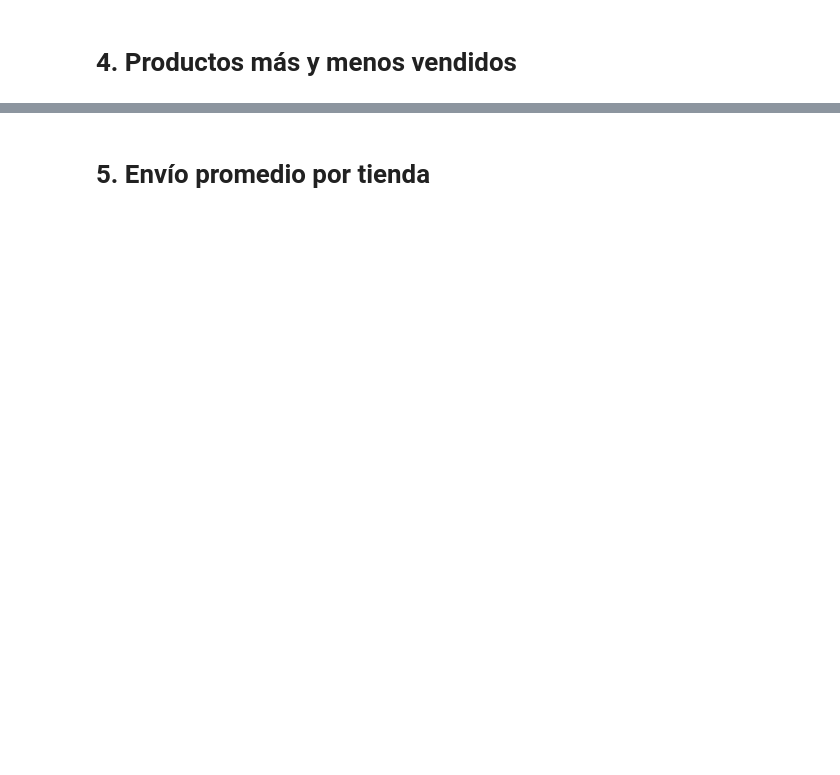
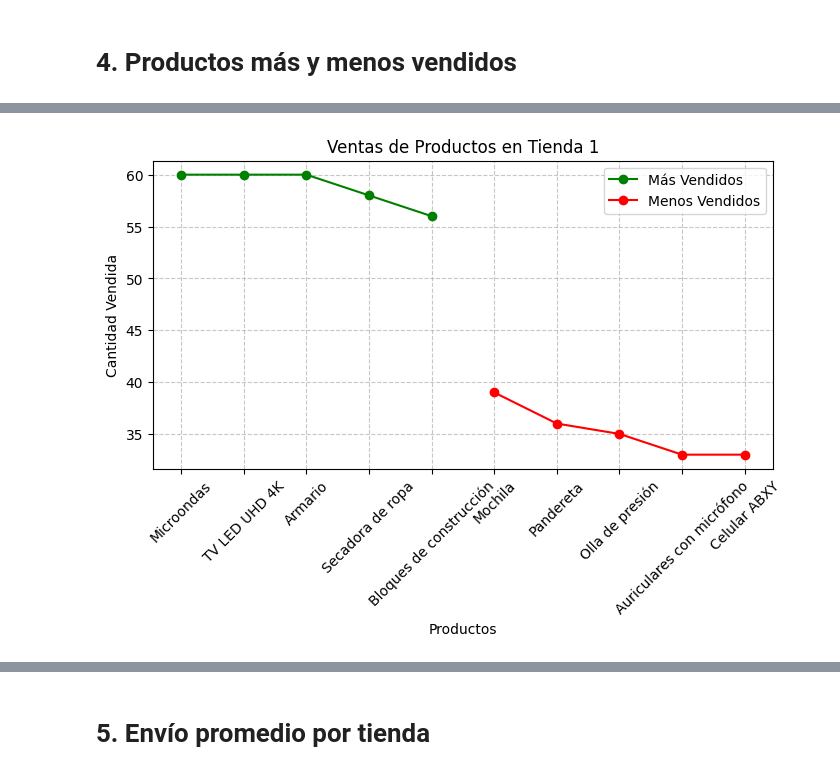
Before and after one commit to cjelve01/Challenge-de-Modelado-de-datos-con-Python, a Jupyter notebook: AluraStoreLatam.ipynb, the cells around one changed output, grey strips where cells are left out. Saved outputs shown, nothing was run; the diff lists cells and outputs as text; code cells hidden in the pictures; blank space fills up the shorter version.

```diff
--- a/AluraStoreLatam.ipynb
+++ b/AluraStoreLatam.ipynb
@@ -32,2 +172,97 @@ tienda.head()
 # %% [markdown]
 # 4. Productos más y menos vendidos
+# %%
+# Función para encontrar los productos más y menos vendidos
+def productos_vendidos(df):
+    conteo_ventas = {}
+
+    # Recorrer las filas del DataFrame sin pandas en cálculos
+    for _, fila in df.iterrows():
+        producto = fila["Producto"]
+        conteo_ventas[producto] = conteo_ventas.get(producto, 0) + 1
+
+    # Convertir el diccionario en una lista ordenada
+    productos_ordenados = sorted(conteo_ventas.items(), key=lambda x: x[1], reverse=True)
+
+    return productos_ordenados[:5], productos_ordenados[-5:]  # Top 5 y últimos 5 productos
+
+# Obtener los productos más y menos vendidos en cada tienda
+mas_vendidos_1, menos_vendidos_1 = productos_vendidos(tienda)
+mas_vendidos_2, menos_vendidos_2 = productos_vendidos(tienda2)
+mas_vendidos_3, menos_vendidos_3 = productos_vendidos(tienda3)
+mas_vendidos_4, menos_vendidos_4 = productos_vendidos(tienda4)
+
+
+# Función para encontrar los productos más y menos vendidos
+def productos_vendidos(df):
+    conteo_ventas = {}
+
+    # Recorrer las filas del DataFrame sin pandas en cálculos
+    for _, fila in df.iterrows():
+        producto = fila["Producto"]
+        conteo_ventas[producto] = conteo_ventas.get(producto, 0) + 1
+
+    # Convertir el diccionario en una lista ordenada
+    productos_ordenados = sorted(conteo_ventas.items(), key=lambda x: x[1], reverse=True)
+
+    return productos_ordenados[:5], productos_ordenados[-5:]  # Top 5 y últimos 5 productos
+
+# Obtener los productos más y menos vendidos en cada tienda
+mas_vendidos_1, menos_vendidos_1 = productos_vendidos(tienda)
+mas_vendidos_2, menos_vendidos_2 = productos_vendidos(tienda2)
+mas_vendidos_3, menos_vendidos_3 = productos_vendidos(tienda3)
+mas_vendidos_4, menos_vendidos_4 = productos_vendidos(tienda4)
+
+
+# Definir un ancho fijo para las columnas
+ANCHO_COLUMNA = 28
+
+# Función para mostrar las tablas con un ancho estándar
+def mostrar_tablas(tienda_nombre, mas_vendidos, menos_vendidos):
+    print(f"\n{'-' * (ANCHO_COLUMNA * 3 + 10)}")
+    print(f"{tienda_nombre.center(ANCHO_COLUMNA * 2 + 10)}")
+    print(f"{'-' * (ANCHO_COLUMNA * 3 + 10)}")
+
+    print(f"{'Más Vendidos':<{ANCHO_COLUMNA}} {'Cantidad':<10} {'|':^5} {'Menos Vendidos':<{ANCHO_COLUMNA}} {'Cantidad':<10}")
+    print(f"{'-' * ANCHO_COLUMNA} {'-' * 10} {'-' * 5} {'-' * ANCHO_COLUMNA} {'-' * 10}")
+
+    for (producto_mas, cantidad_mas), (producto_menos, cantidad_menos) in zip(mas_vendidos, menos_vendidos):
+        print(f"{producto_mas:<{ANCHO_COLUMNA}} {cantidad_mas:>10} {'|':^5} {producto_menos:<{ANCHO_COLUMNA}} {cantidad_menos:>10}")
+
+# Mostrar las tablas alineadas por tienda
+mostrar_tablas("Tienda 1", mas_vendidos_1, menos_vendidos_1)
+mostrar_tablas("Tienda 2", mas_vendidos_2, menos_vendidos_2)
+mostrar_tablas("Tienda 3", mas_vendidos_3, menos_vendidos_3)
+mostrar_tablas("Tienda 4", mas_vendidos_4, menos_vendidos_4)
+
+
+import matplotlib.pyplot as plt
+
+# Función para graficar las ventas con líneas y puntos resaltados
+def graficar_lineas(tienda_nombre, mas_vendidos, menos_vendidos):
+    productos_mas, ventas_mas = zip(*mas_vendidos)
+    productos_menos, ventas_menos = zip(*menos_vendidos)
+
+    plt.figure(figsize=(8, 4))
+
+    # Graficar los productos más vendidos
+    plt.plot(productos_mas, ventas_mas, marker="o", linestyle="-", color="green", label="Más Vendidos")
+
+    # Graficar los productos menos vendidos
+    plt.plot(productos_menos, ventas_menos, marker="o", linestyle="-", color="red", label="Menos Vendidos")
+
+    plt.xlabel("Productos")
+    plt.ylabel("Cantidad Vendida")
+    plt.title(f"Ventas de Productos en {tienda_nombre}")
+    plt.xticks(rotation=45)
+    plt.legend()
+    plt.grid(True, linestyle="--", alpha=0.7)
+
+    plt.show()
+
+# Generar gráficos para cada tienda
+graficar_lineas("Tienda 1", mas_vendidos_1, menos_vendidos_1)
+graficar_lineas("Tienda 2", mas_vendidos_2, menos_vendidos_2)
+graficar_lineas("Tienda 3", mas_vendidos_3, menos_vendidos_3)
+graficar_lineas("Tienda 4", mas_vendidos_4, menos_vendidos_4)
+# %% [output]
@@ -33,0 +286 @@ tienda.head()
+[figure, added]
```
Also changed, not shown: parts of 6 cells of this notebook.
